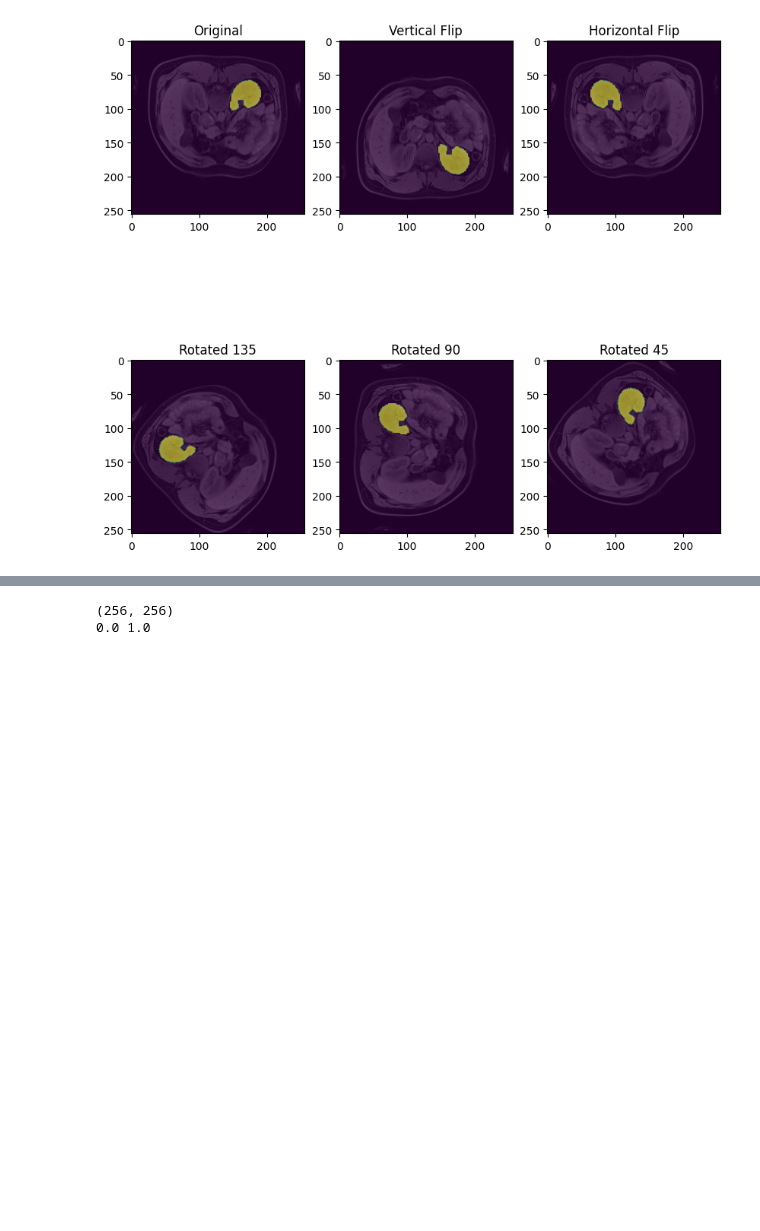
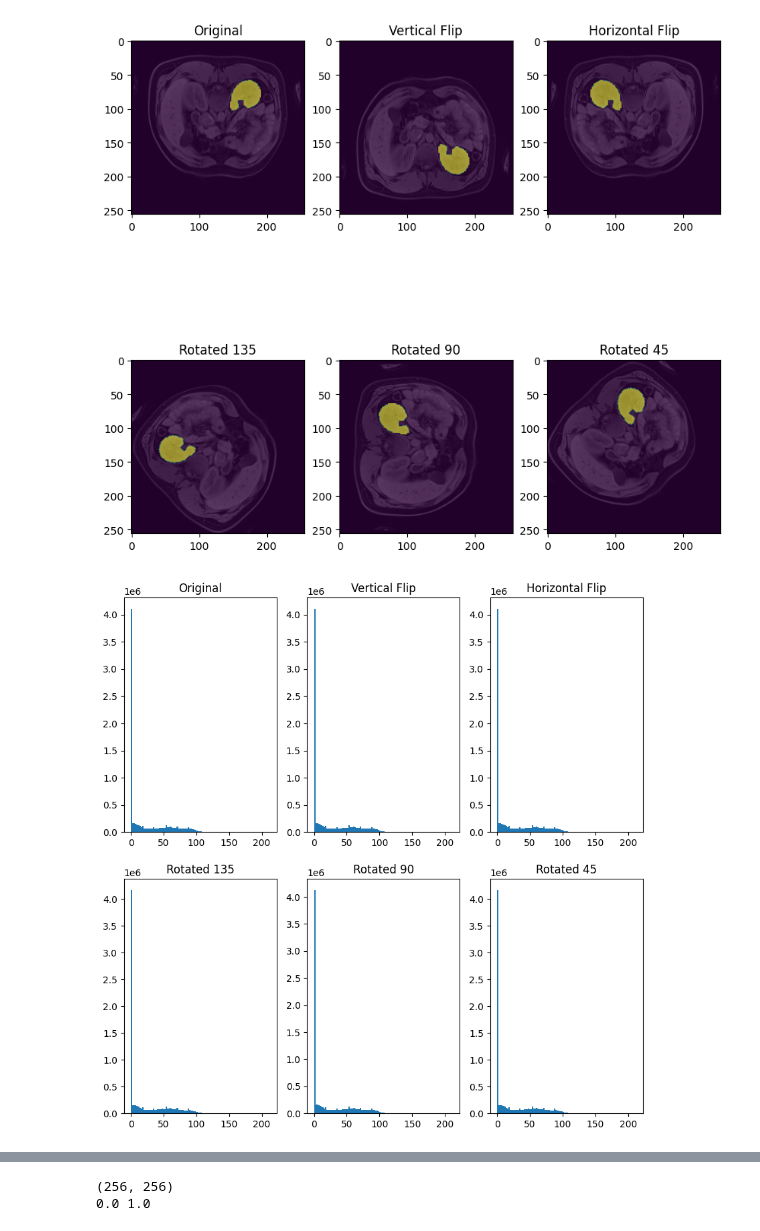
Before and after one commit to yexincheng/ALMRI, a Jupyter notebook: research_questions.ipynb, the cells around one changed output, grey strips where cells are left out. Cells and saved outputs as stored; diff of their text form; code cells hidden in the pictures; blank space fills up the shorter version.

```diff
--- a/research_questions.ipynb
+++ b/research_questions.ipynb
@@ -182,9 +107,0 @@ gt_array.shape
-# %%
-with open('datasets/RAINE_organ_51/MRI_LeftKidney/train/sub_index.json', 'r') as f:
-    sub_index = json.load(f)
-# calculate slice number
-slice_num = []
-for i in sub_index:
-    slice_num.append(len(sub_index[i]))
-slice_num = np.array(slice_num)
-print(slice_num.min(), slice_num.max(), slice_num.mean(), slice_num.std())
@@ -193,8 +107,0 @@ print(slice_num.min(), slice_num.max(), slice_num.mean(), slice_num.std())
-# %%
-from strategy import random_sampling
-training_pool_path = os.path.join(prefix, task, 'train')
-training_pool = glob(os.path.join(training_pool_path, '*.npz'))
-sample_pool = []
-sample_pool, training_pool = random_sampling(training_pool, sample_pool, seed)
-# change path to datasets/RAINE_organ_51/trainingset_51
-sample_pool_nii = [(os.path.basename(sample).split('.npz')[0]+'.nii.gz') for sample in sample_pool]
@@ -367,3 +214,29 @@ ax[1,2].title.set_text('Rotated 45')
 plt.show()
 # %% [output]
 [figure]
+# %%
+# intensity histogram for original image and transformed image
+fig, ax = plt.subplots(2, 3, figsize=(10, 10))
+index = 22
+ax[0,0].hist(imgs.flatten(), bins=100)
+ax[0,0].title.set_text('Original')
+# ax[0,0].set_ylim([0, 1e6])
+
+ax[0,1].hist(transformed_img[4].flatten(), bins=100)
+ax[0,1].title.set_text('Vertical Flip')
+# ax[0,1].set_ylim([0, 1e6])
+
+ax[0,2].hist(transformed_img[3].flatten(), bins=100)
+ax[0,2].title.set_text('Horizontal Flip')
+# ax[0,2].set_ylim([0, 1e6])
+
+ax[1,0].hist(transformed_img[2].flatten(), bins=100)
+ax[1,0].title.set_text('Rotated 135')
+
+ax[1,1].hist(transformed_img[1].flatten(), bins=100)
+ax[1,1].title.set_text('Rotated 90')
+
+ax[1,2].hist(transformed_img[0].flatten(), bins=100)
+ax[1,2].title.set_text('Rotated 45')
+# %% [output]
+[figure, added]
```
Also changed, not shown: parts of 14 cells of this notebook.
